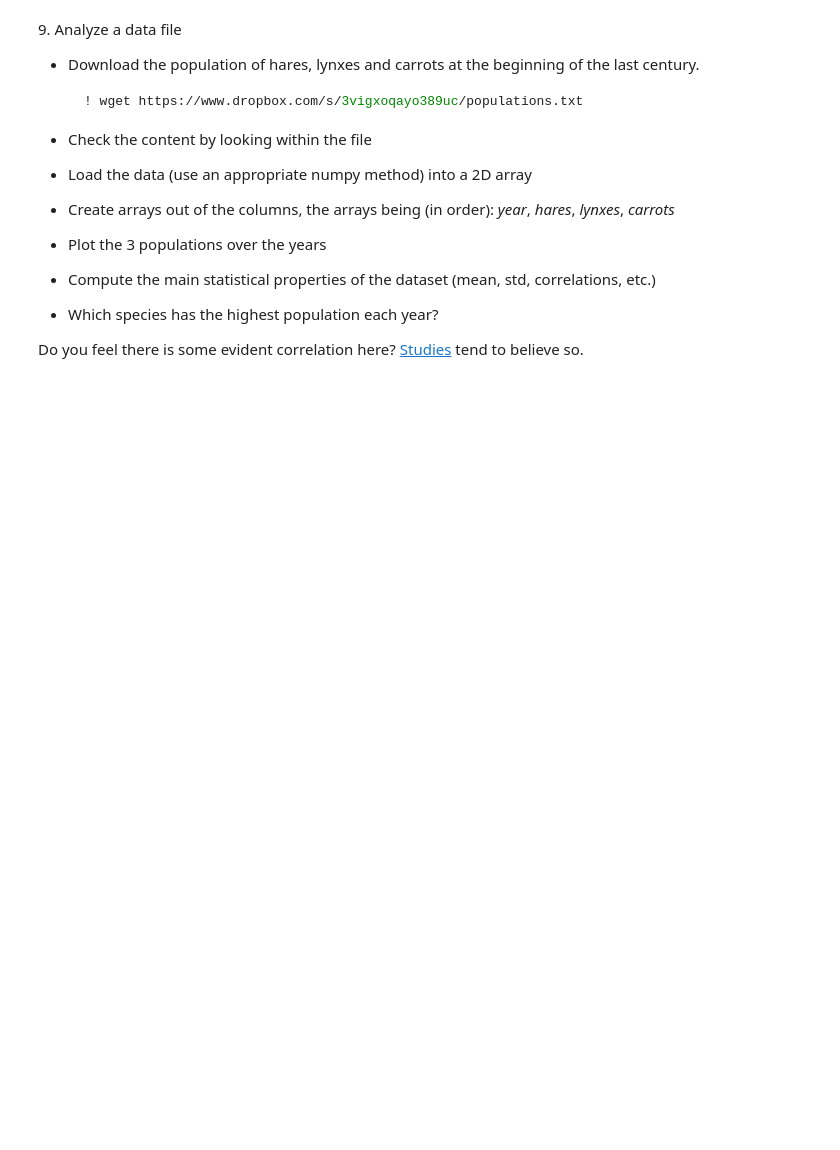
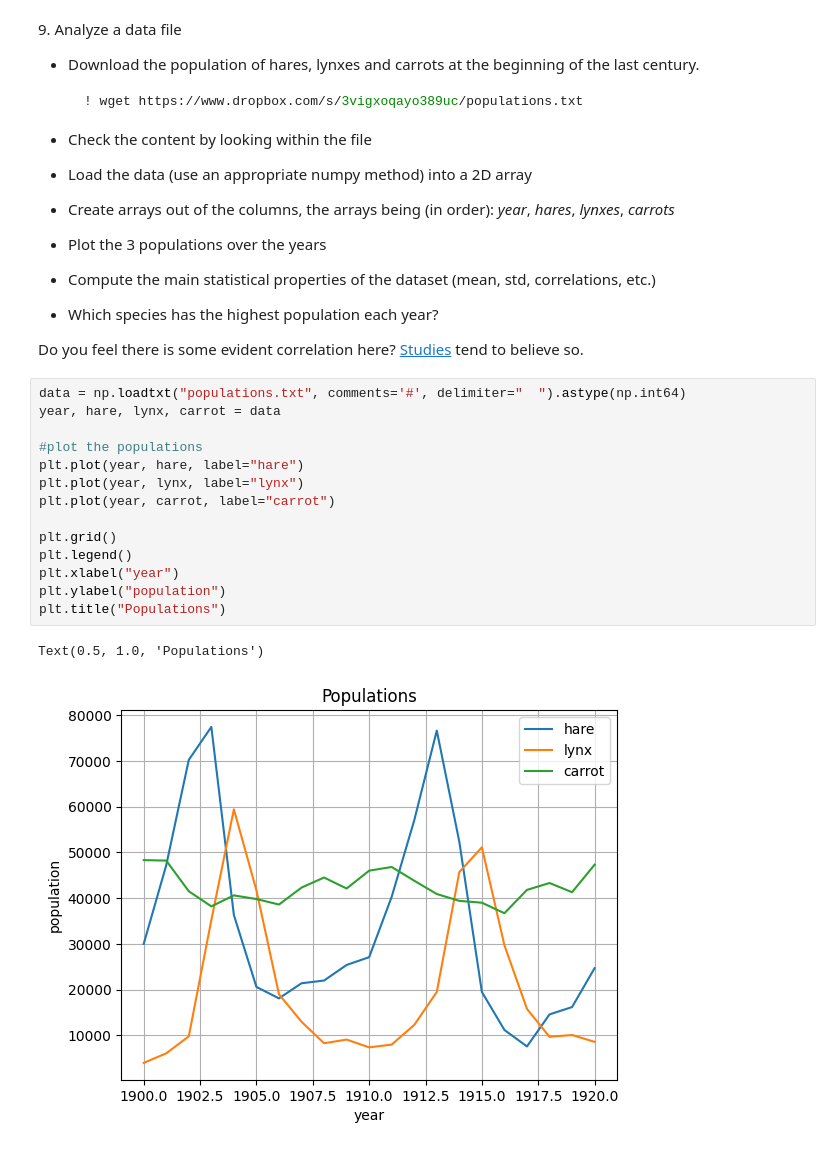
Before and after one commit to EmanueleCoradin/LaboratoryOfComputationalPhysics_Y6, a Jupyter notebook: 04ex_Numpy.ipynb, the cells around one changed output. Drawn from its saved outputs; the diff is of its cells as text; blank space fills up the shorter version.

```diff
--- a/04ex_Numpy.ipynb
+++ b/04ex_Numpy.ipynb
@@ -299,3 +349,20 @@ Did you get what you expected?
   * Which species has the highest population each year?
 
 Do you feel there is some evident correlation here? [Studies](https://www.enr.gov.nt.ca/en/services/lynx/lynx-snowshoe-hare-cycle) tend to believe so.
+# %%
+data = np.loadtxt("populations.txt", comments='#', delimiter="	").astype(np.int64)
+year, hare, lynx, carrot = data
+
+#plot the populations
+plt.plot(year, hare, label="hare")
+plt.plot(year, lynx, label="lynx")
+plt.plot(year, carrot, label="carrot")
+
+plt.grid()
+plt.legend()
+plt.xlabel("year")
+plt.ylabel("population")
+plt.title("Populations")
+# %% [output]
+Text(0.5, 1.0, 'Populations')
+[figure, added]
```
Also changed, not shown: parts of 7 cells of this notebook, 8 other files.
